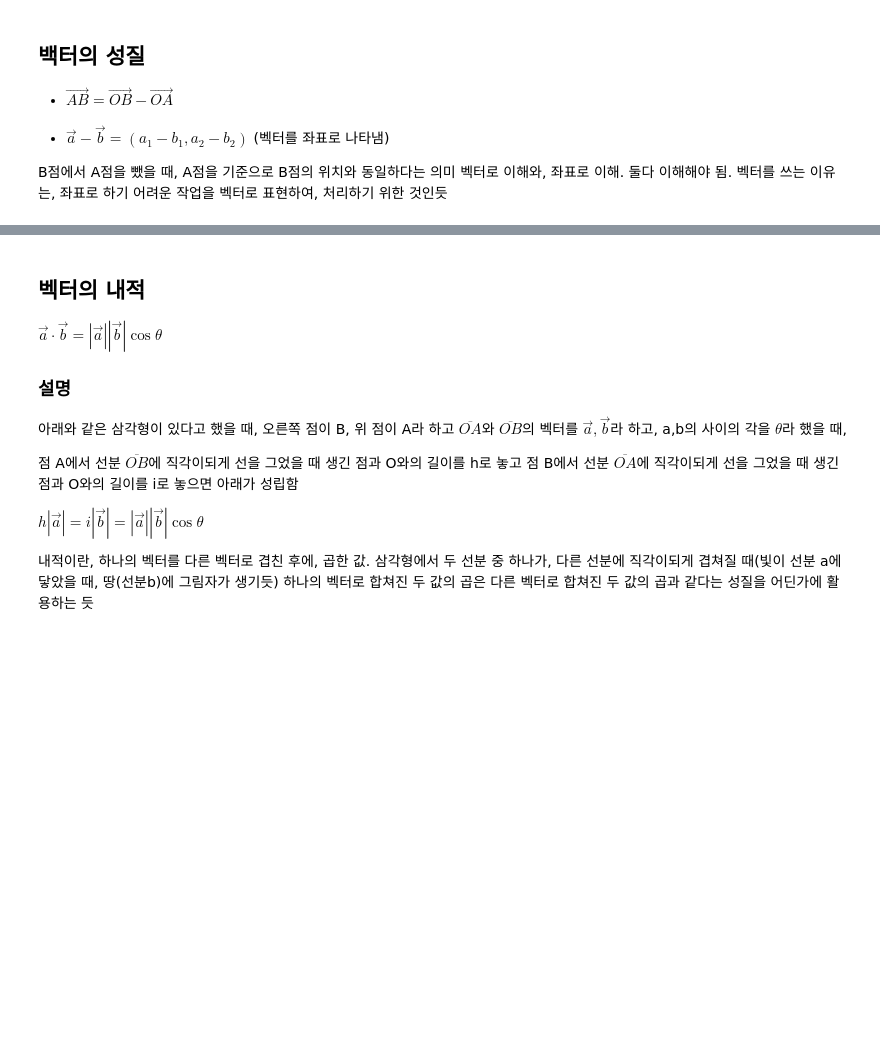
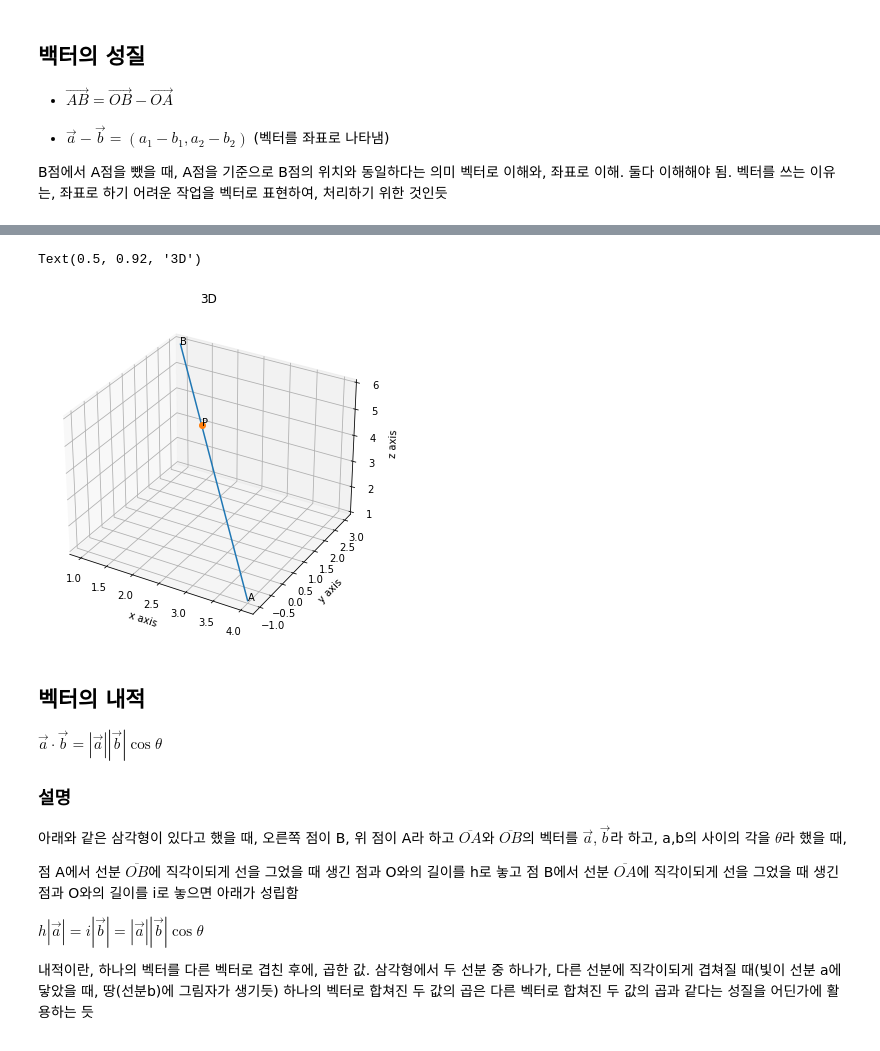
Before and after one commit to dss99911/ds-study, a Jupyter notebook: python/mathmetics/vector.ipynb, the cells around one changed output, grey strips where cells are left out. Cells and saved outputs as stored; diff of their text form; code cells hidden in the pictures; blank space fills up the shorter version.

```diff
--- a/python/mathmetics/vector.ipynb
+++ b/python/mathmetics/vector.ipynb
@@ -26,3 +72,27 @@ B점에서 A점을 뺐을 때, A점을 기준으로 B점의 위치와 동일하
+# %%
+import matplotlib.pyplot as plt
+import numpy as np
+m = 2
+n = 1
+A = np.array([4, -1, 1])
+B = np.array([1, 3, 6])
+P = (m*B + n*A)/(m+n)
+
+fig = plt.figure(figsize=(10,6))
+ax = fig.add_subplot(projection='3d')
+
+ax.plot3D(*points(A, B))
+ax.plot3D(*P, "o")
+ax.text(*P, "P")
+ax.text(*A, "A")
+ax.text(*B, "B")
+ax.set_xlabel('x axis')
+ax.set_ylabel('y axis')
+ax.set_zlabel('z axis')
+plt.title('3D')
+# %% [output]
+Text(0.5, 0.92, '3D')
+[figure, added]
 # %% [markdown]
 ## 벡터의 내적
 $\vec{a}\cdot\vec{b} = |\vec{a}||\vec{b}|\cos{\theta}$
```
Also changed, not shown: parts of 20 cells of this notebook, 10 other files.
